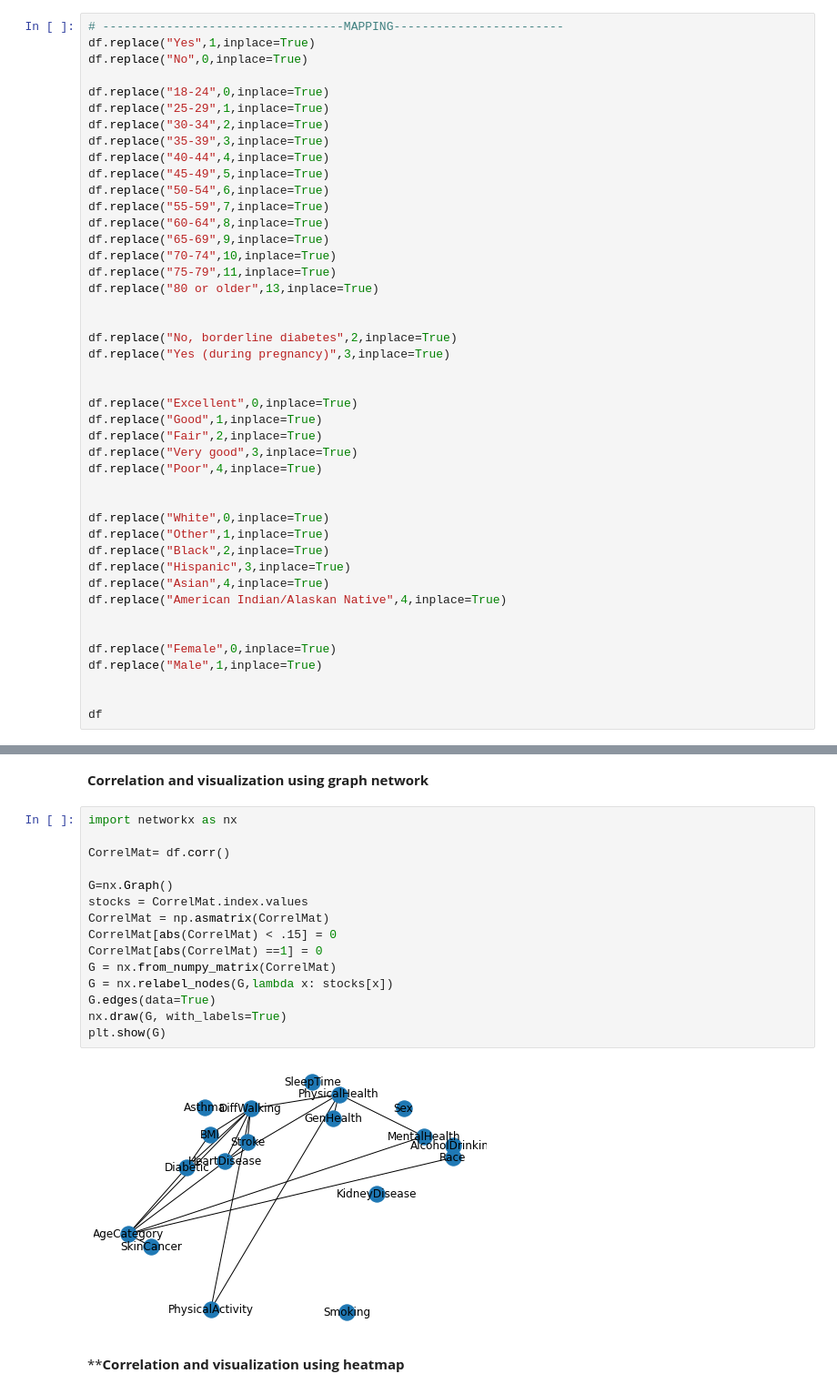
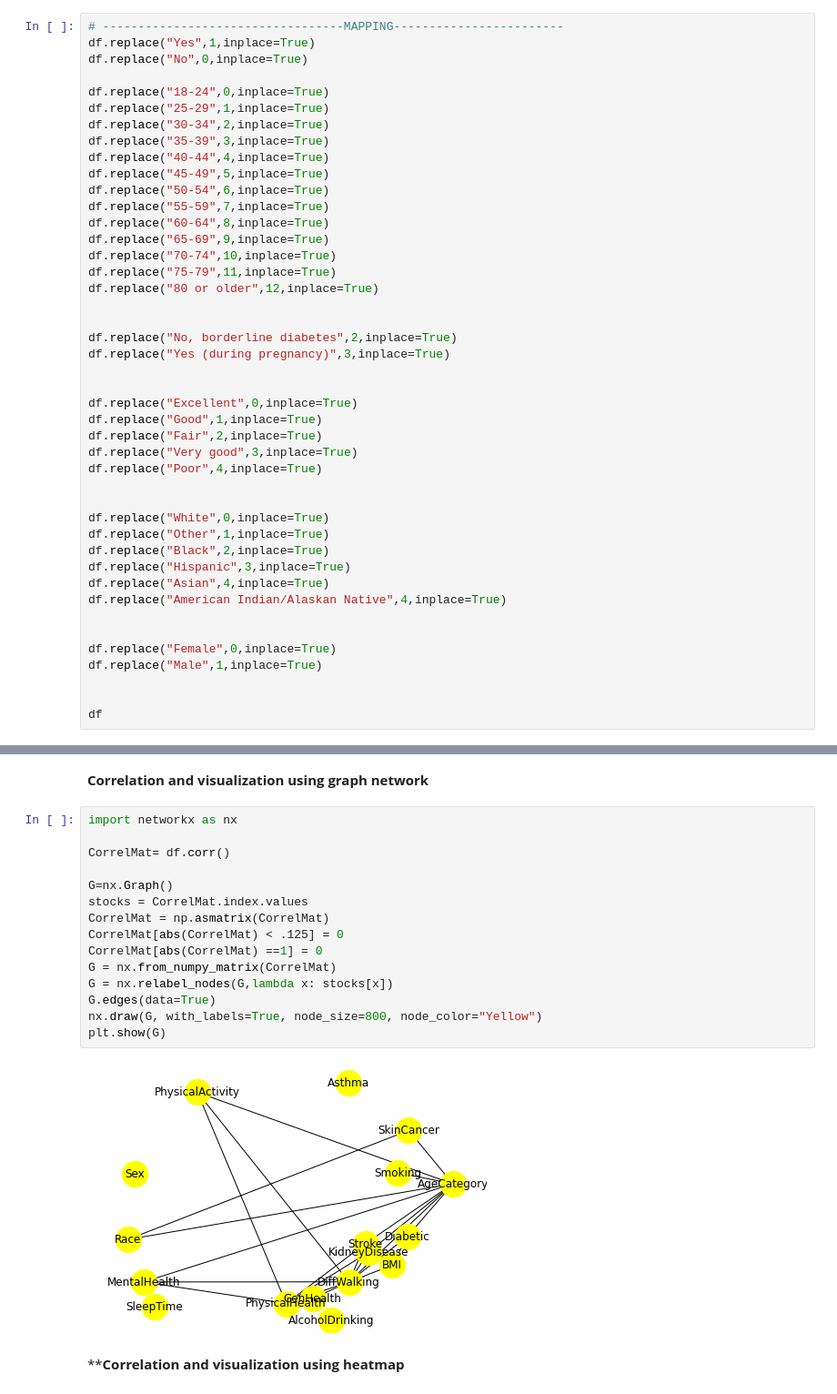
Before and after one commit to lamisghoualmi/App-Personal-Key-Indicators-of-Heart-Disease, a Jupyter notebook: HeartDisease_Analysis_Prediciton.ipynb, the cells around one changed output, grey strips where cells are left out. Shown at 91% size. Drawn from its saved outputs; the diff is of its cells as text.

```diff
--- a/HeartDisease_Analysis_Prediciton.ipynb
+++ b/HeartDisease_Analysis_Prediciton.ipynb
@@ -197,7 +197,7 @@ df.replace("60-64",8,inplace=True)
 df.replace("65-69",9,inplace=True)
 df.replace("70-74",10,inplace=True)
 df.replace("75-79",11,inplace=True)
-df.replace("80 or older",13,inplace=True)
+df.replace("80 or older",12,inplace=True)
 
 
 df.replace("No, borderline diabetes",2,inplace=True)
@@ -255,20 +255,20 @@ plt.show()
 # %%
 import networkx as nx
 
 CorrelMat= df.corr()
 
 G=nx.Graph()
 stocks = CorrelMat.index.values
 CorrelMat = np.asmatrix(CorrelMat)
-CorrelMat[abs(CorrelMat) < .15] = 0
+CorrelMat[abs(CorrelMat) < .125] = 0
 CorrelMat[abs(CorrelMat) ==1] = 0
 G = nx.from_numpy_matrix(CorrelMat)
 G = nx.relabel_nodes(G,lambda x: stocks[x])
 G.edges(data=True)
-nx.draw(G, with_labels=True)
+nx.draw(G, with_labels=True, node_size=800, node_color="Yellow")
 plt.show(G)
 # %% [output]
-[figure, old version]
+[figure, new version]
 # %% [markdown]
 ****Correlation and visualization using heatmap**
 # %%
```
Also changed, not shown: parts of 5 cells of this notebook.
